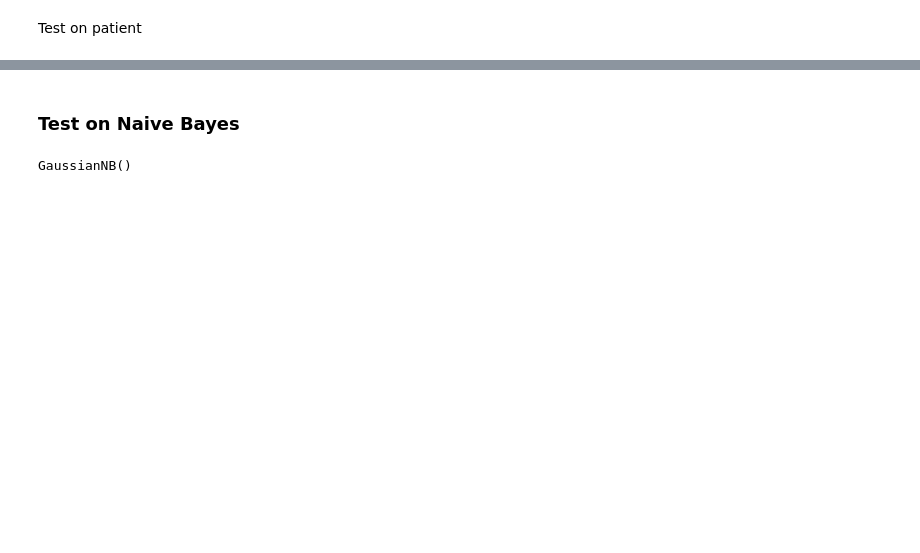
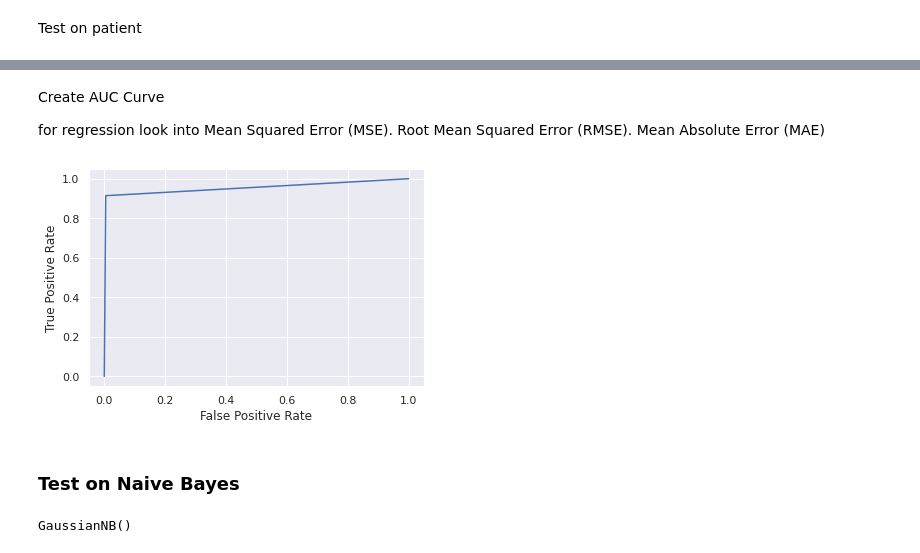
Before and after one commit to nishisandali/IFN646_Project, a Jupyter notebook: alice_work.ipynb, the cells around one changed output, grey strips where cells are left out. Drawn from its saved outputs; the diff is of its cells as text; code cells hidden in the pictures; blank space fills up the shorter version.

```diff
--- a/alice_work.ipynb
+++ b/alice_work.ipynb
@@ -222,0 +245,7 @@ check_overall_accuracy(regressor, 40)
+# %% [markdown]
+Create AUC Curve
+
+for regression look into
+Mean Squared Error (MSE).
+Root Mean Squared Error (RMSE).
+Mean Absolute Error (MAE)
@@ -223,3 +256,18 @@ check_overall_accuracy(regressor, 40)
+# %%
+auc_df_RF= test_df.dropna(subset=['Actiware classification']).copy()
+true_result = auc_df_RF['Actiware classification'].to_numpy()
+true_result = true_result.astype(int)
+predicted_result = auc_df_RF['predicted_sleep'].to_numpy()
+# %%
+fpr, tpr, _ = metrics.roc_curve(true_result,  predicted_result)
+# %%
+#create ROC curve
+plt.plot(fpr,tpr)
+plt.ylabel('True Positive Rate')
+plt.xlabel('False Positive Rate')
+plt.show()
+# %% [output]
+[figure, added]
 # %% [markdown]
 ### Test on Naive Bayes
 # %%
```
Also changed, not shown: parts of 14 cells of this notebook.
